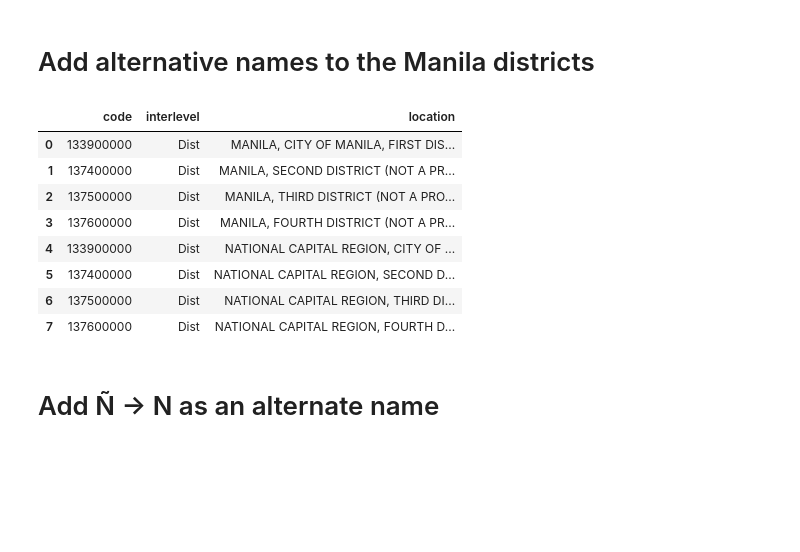
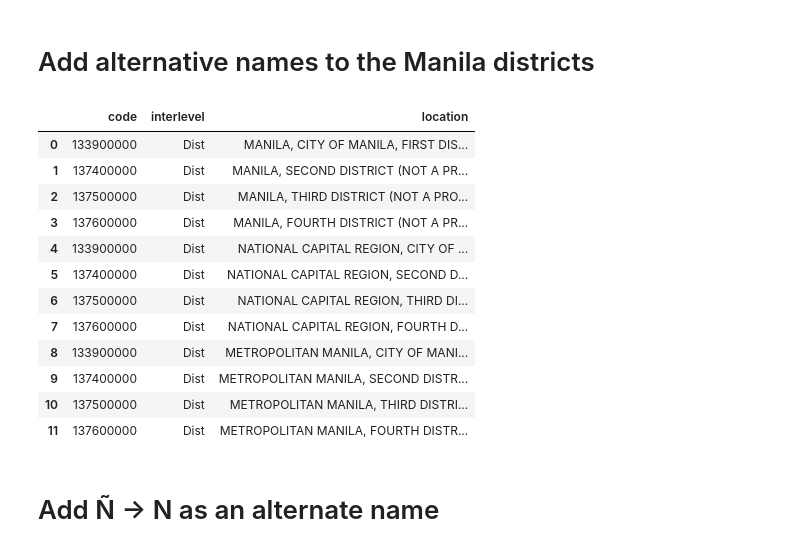
Before and after one commit to thinkingmachines/linksight-2018, a Jupyter notebook: data/clean-psgc.ipynb, the cells around one changed output. Drawn from its saved outputs; the diff is of its cells as text; code cells hidden in the pictures; blank space fills up the shorter version.

Commit message:
Add Metropolitan Manila as alternate to NCR

```diff
--- a/data/clean-psgc.ipynb
+++ b/data/clean-psgc.ipynb
@@ -755,22 +755,29 @@ president['location'] = president['location'].str.replace('^PRES\.', 'PRESIDENT'
 # %%
 alt_ncr_as_manila = clean_psgc[clean_psgc.interlevel == 'Dist'].copy()
 alt_ncr_as_manila['location'] = alt_ncr_as_manila['location'].str.replace('NCR', 'MANILA')
 
 alt_ncr_abbvr_expanded = clean_psgc[clean_psgc.interlevel == 'Dist'].copy()
 alt_ncr_abbvr_expanded['location'] = alt_ncr_abbvr_expanded['location'].str.replace('NCR', 'NATIONAL CAPITAL REGION')
 
-alt_districts = pd.concat([alt_ncr_as_manila, alt_ncr_abbvr_expanded], ignore_index=True)
+alt_ncr_as_metropolitan = clean_psgc[clean_psgc.interlevel == 'Dist'].copy()
+alt_ncr_as_metropolitan['location'] = alt_ncr_as_metropolitan['location'].str.replace('NCR', 'METROPOLITAN MANILA')
+
+alt_districts = pd.concat([alt_ncr_as_manila, alt_ncr_abbvr_expanded, alt_ncr_as_metropolitan], ignore_index=True)
 alt_districts
 # %% [output]
 |  | code | interlevel | location |
 | 0 | 133900000 | Dist | MANILA, CITY OF MANILA, FIRST DIS... |
 | 1 | 137400000 | Dist | MANILA, SECOND DISTRICT (NOT A PR... |
 | 2 | 137500000 | Dist | MANILA, THIRD DISTRICT (NOT A PRO... |
 | 3 | 137600000 | Dist | MANILA, FOURTH DISTRICT (NOT A PR... |
 | 4 | 133900000 | Dist | NATIONAL CAPITAL REGION, CITY OF ... |
 | 5 | 137400000 | Dist | NATIONAL CAPITAL REGION, SECOND D... |
 | 6 | 137500000 | Dist | NATIONAL CAPITAL REGION, THIRD DI... |
 | 7 | 137600000 | Dist | NATIONAL CAPITAL REGION, FOURTH D... |
+| 8 | 133900000 | Dist | METROPOLITAN MANILA, CITY OF MANI... |
+| 9 | 137400000 | Dist | METROPOLITAN MANILA, SECOND DISTR... |
+| 10 | 137500000 | Dist | METROPOLITAN MANILA, THIRD DISTRI... |
+| 11 | 137600000 | Dist | METROPOLITAN MANILA, FOURTH DISTR... |
 # %% [markdown]
 # Add Ñ -> N as an alternate name
 # %%
```
Also changed, not shown: parts of 2 cells of this notebook, 1 other file.
